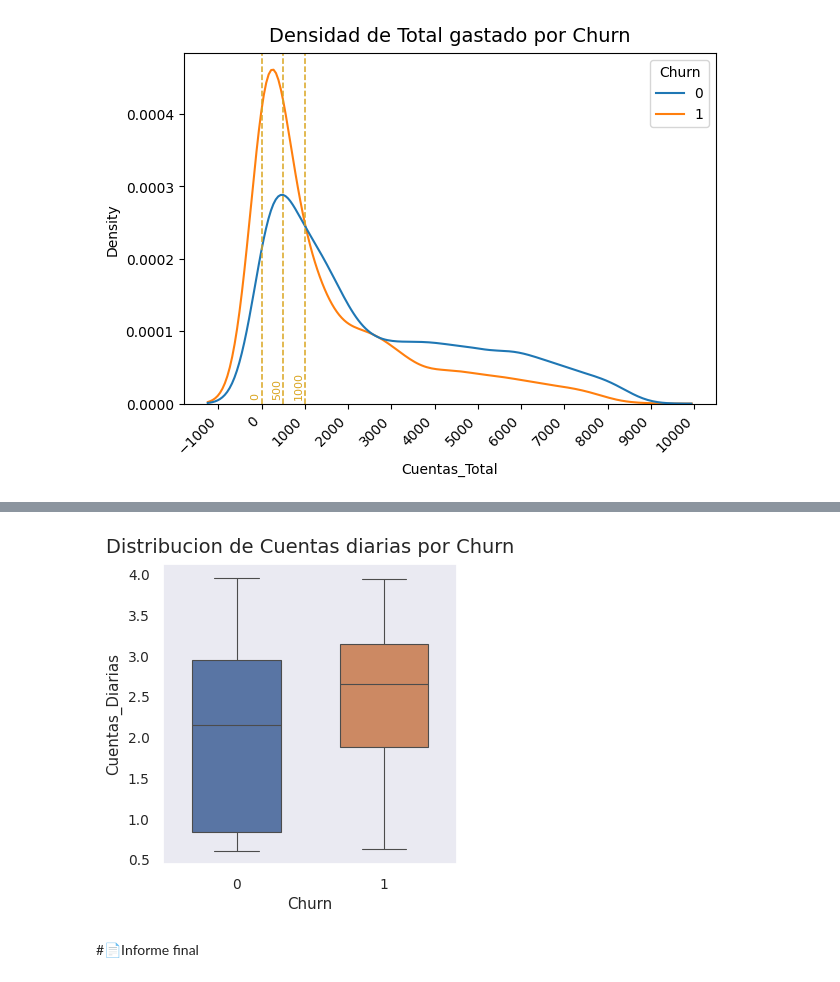
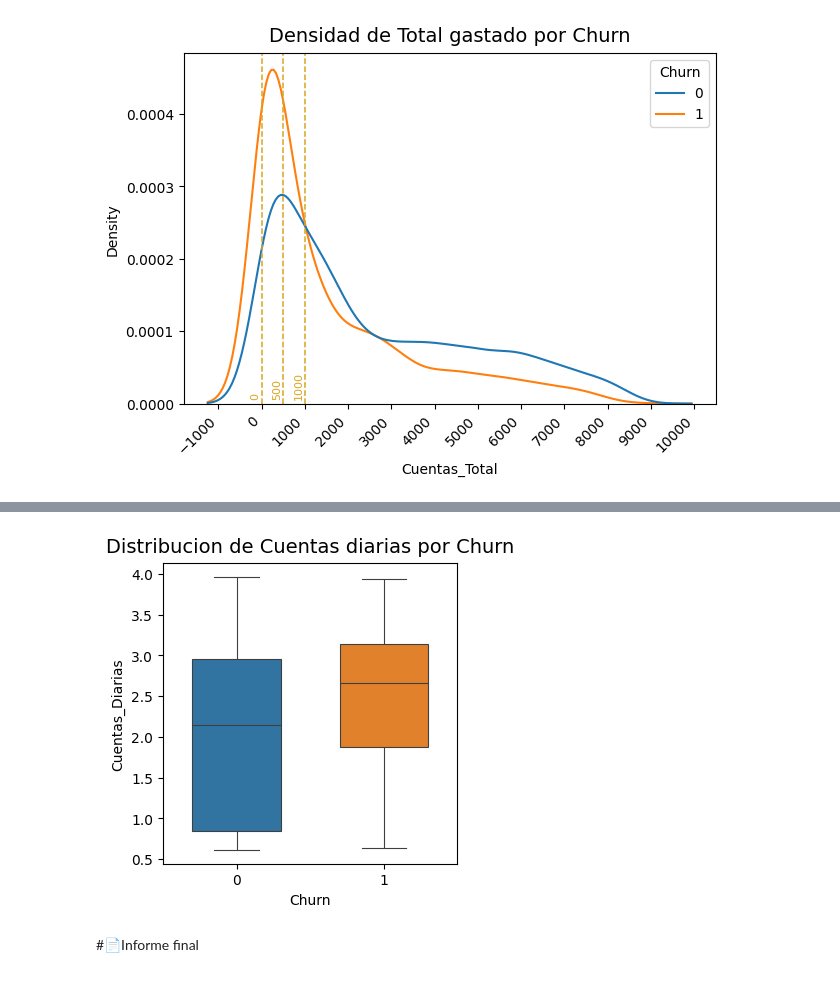
Before and after one commit to rmedi21/challenge-telecom-x, a Jupyter notebook: TelecomX_LATAM.ipynb, the cells around one changed output, grey strips where cells are left out. Drawn from its saved outputs; the diff is of its cells as text; code cells hidden in the pictures.

```diff
--- a/TelecomX_LATAM.ipynb
+++ b/TelecomX_LATAM.ipynb
@@ -96,7 +96,7 @@ df['Charges.Total'] = df['Charges.Total'].astype(float)
 # OnlineSecurity, OnlineBackup, DeviceProtection, TechSupport, StreamingTV, StreamingMovies
 #   Si InternetService = No -> replace('No internet service', 'No')
 filtro = df[df['InternetService'] == 'No'].index
-df.loc[filtro, df.columns[10:16]] = 'No'
+df.loc[filtro, df.columns[9:15]] = 'No'
 
 # MultipleLines
 #   Si PhoneService = No -> replace('No phone service', 'No')
@@ -267,21 +267,26 @@ dtype: float64
 # %%
 # Distribucion de Cuentas diarias por Churn:
 # -Los clientes que permanecen están más dispersos que los clientes fugados
 # -Los clientes fugados tienen asimetria negativa: la mayoria de los montos diarios son altos
 # -Los clientes fugados tienen mediana mas alta:
 #   -El 50% de clientes fugados tienen montos diarios > 2.7, mientras los clientes que permanecen > 2.2
-sns.set(rc={"figure.figsize":(3.8, 3.9)}, font_scale=0.9)
+# sns.set(rc={"figure.figsize":(3.8, 3.9)}, font_scale=0.9)
+fig, ax = plt.subplots(figsize=(3.8, 3.9))
 
-ax = sns.boxplot(
-        data=df, x='Churn', y='Cuentas_Diarias', hue='Churn',
-        width=.6, linewidth=.8
-     )
+sns.boxplot(
+    data=df, x='Churn', y='Cuentas_Diarias', hue='Churn',
+    width=.6, linewidth=.8,
+    ax=ax
+)
 
 plt.title("Distribucion de Cuentas diarias por Churn",  y=1.01, fontsize=14)
 ax.legend().set_visible(False)
 ax.grid(False)
+
 plt.show()
+# plt.savefig("boxplot_cuentas_diarias_churn.png", bbox_inches='tight', dpi=300)
+# plt.close()
 # %% [output]
-[figure, old version]
+[figure, new version]
 # %% [markdown]
 #📄Informe final
```
Also changed, not shown: parts of 8 cells of this notebook.
